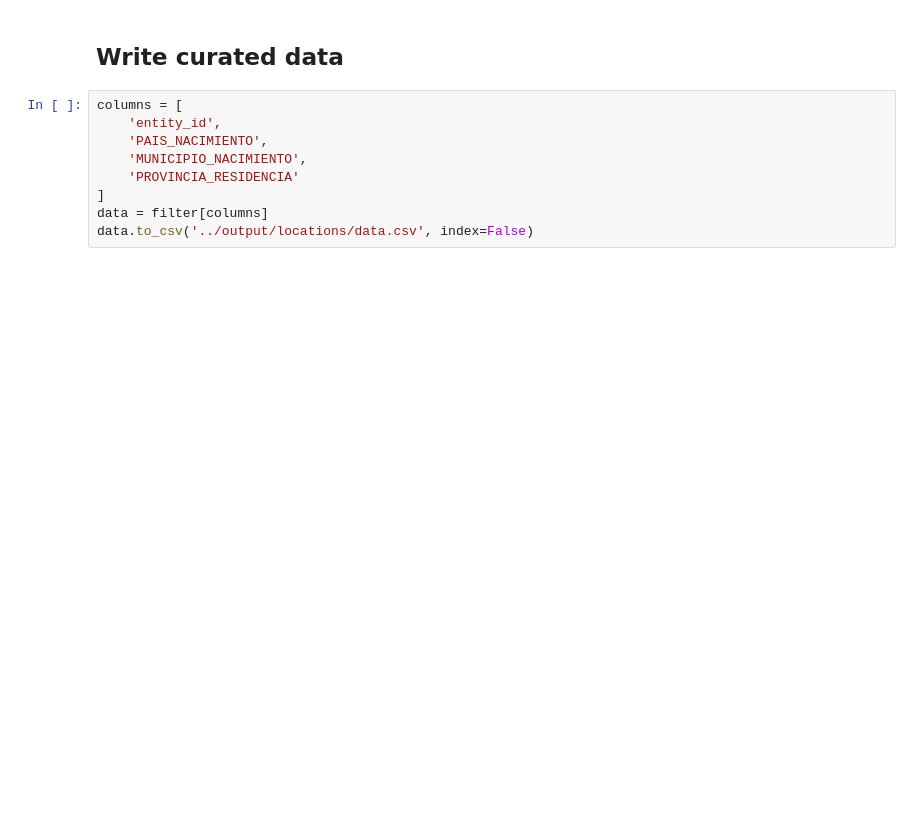
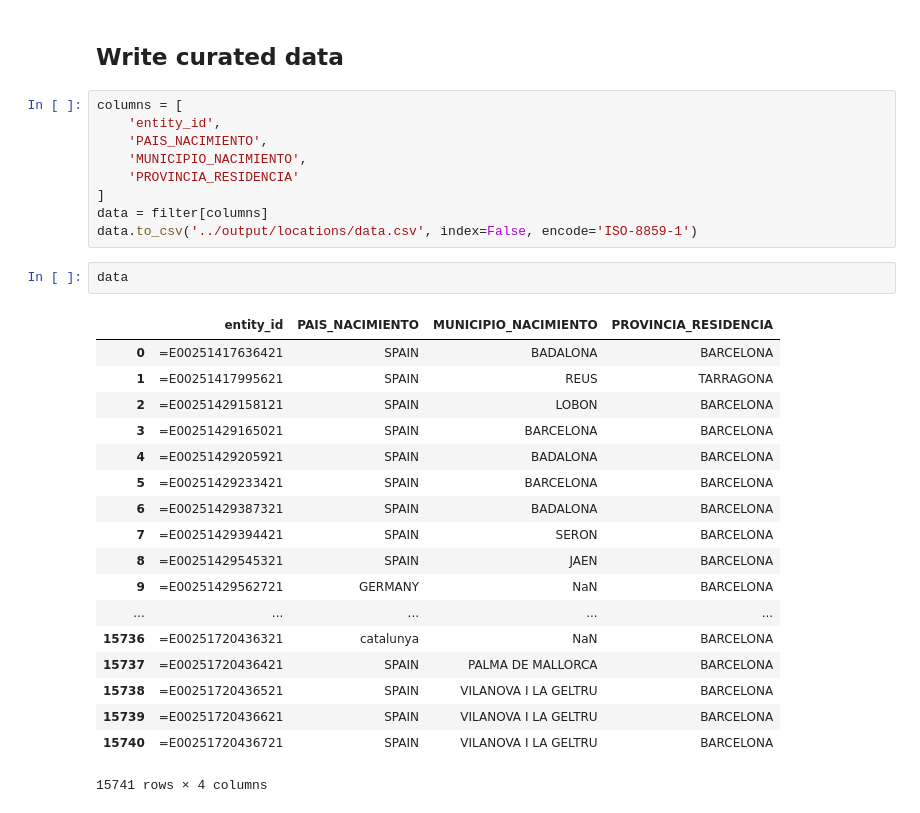
Before and after one commit to xdurana/gcat-cleaning-data, a Jupyter notebook: notebooks/Filter locations.ipynb, the cells around one changed output. Saved outputs shown, nothing was run; the diff lists cells and outputs as text; blank space fills up the shorter version.

```diff
--- a/notebooks/Filter locations.ipynb
+++ b/notebooks/Filter locations.ipynb
@@ -133,4 +174,25 @@ columns = [
     'PROVINCIA_RESIDENCIA'
 ]
 data = filter[columns]
-data.to_csv('../output/locations/data.csv', index=False)
+data.to_csv('../output/locations/data.csv', index=False, encode='ISO-8859-1')
+# %%
+data
+# %% [output]
+|  | entity_id | PAIS_NACIMIENTO | MUNICIPIO_NACIMIENTO | PROVINCIA_RESIDENCIA |
+| 0 | =E00251417636421 | SPAIN | BADALONA | BARCELONA |
+| 1 | =E00251417995621 | SPAIN | REUS | TARRAGONA |
+| 2 | =E00251429158121 | SPAIN | LOBON | BARCELONA |
+| 3 | =E00251429165021 | SPAIN | BARCELONA | BARCELONA |
+| 4 | =E00251429205921 | SPAIN | BADALONA | BARCELONA |
+| 5 | =E00251429233421 | SPAIN | BARCELONA | BARCELONA |
+| 6 | =E00251429387321 | SPAIN | BADALONA | BARCELONA |
+| 7 | =E00251429394421 | SPAIN | SERON | BARCELONA |
+| 8 | =E00251429545321 | SPAIN | JAEN | BARCELONA |
+| 9 | =E00251429562721 | GERMANY | NaN | BARCELONA |
+| ... | ... | ... | ... | ... |
+| 15736 | =E00251720436321 | catalunya | NaN | BARCELONA |
+| 15737 | =E00251720436421 | SPAIN | PALMA DE MALLORCA | BARCELONA |
+| 15738 | =E00251720436521 | SPAIN | VILANOVA I LA GELTRU | BARCELONA |
+| 15739 | =E00251720436621 | SPAIN | VILANOVA I LA GELTRU | BARCELONA |
+| 15740 | =E00251720436721 | SPAIN | VILANOVA I LA GELTRU | BARCELONA |
+15741 rows × 4 columns
```
Also changed, not shown: parts of 3 cells of this notebook, 13 other files.
